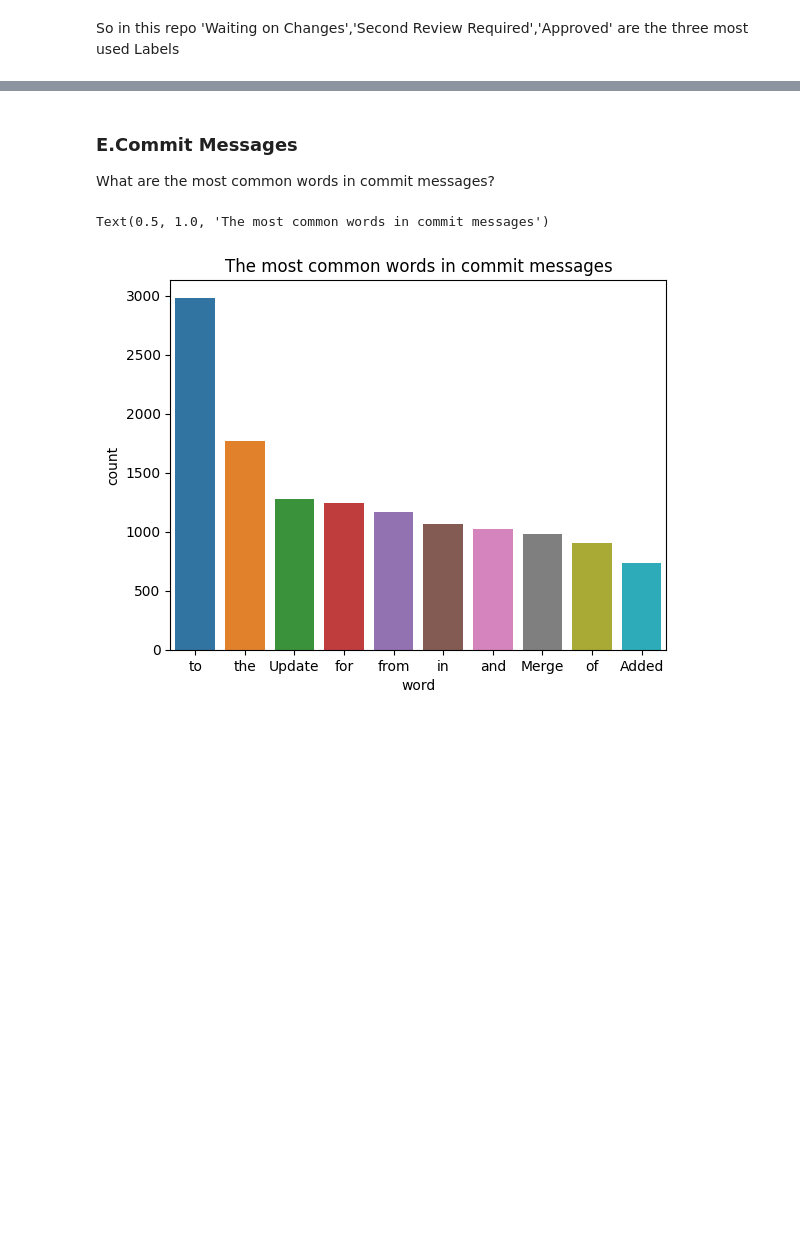
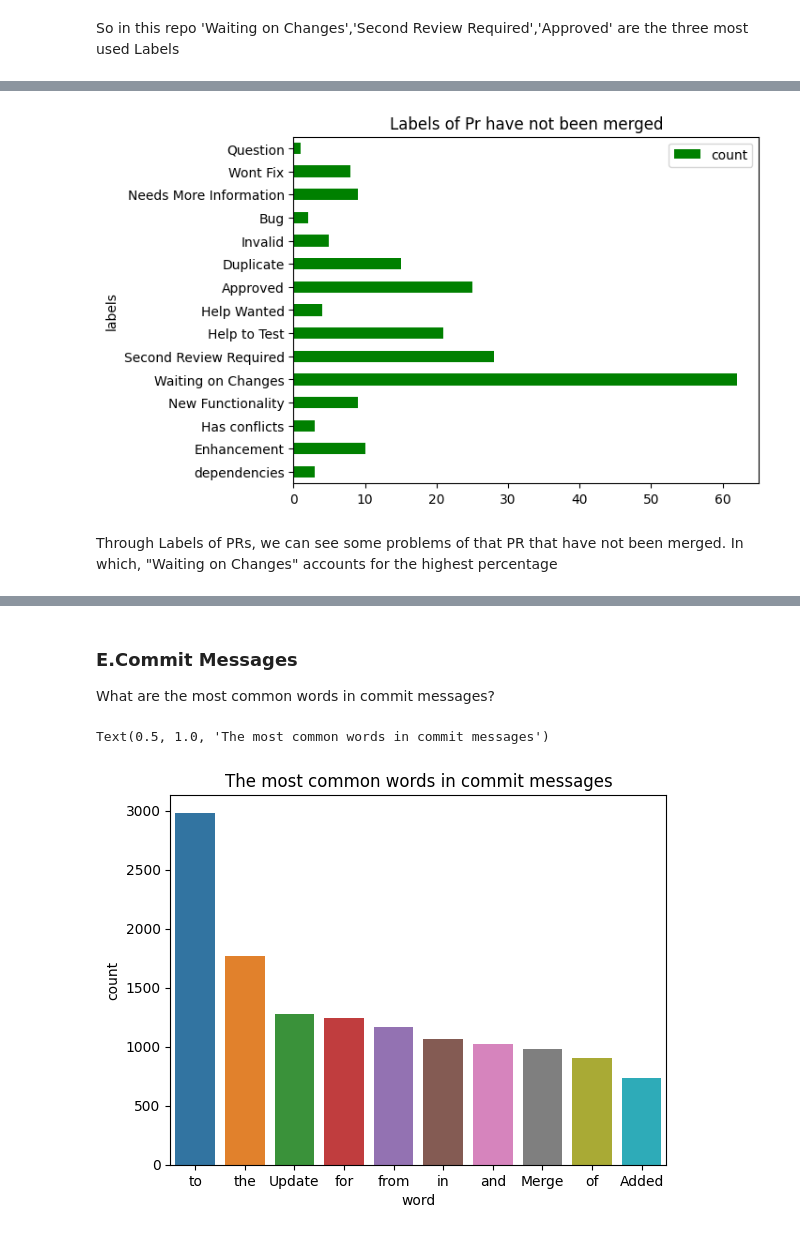
Before and after one commit to khaidv123/PRs, a Jupyter notebook: PRs/Analysis.ipynb, the cells around one changed output, grey strips where cells are left out. Saved outputs shown, nothing was run; the diff lists cells and outputs as text; code cells hidden in the pictures; blank space fills up the shorter version.

```diff
--- a/PRs/Analysis.ipynb
+++ b/PRs/Analysis.ipynb
@@ -184 +191,9 @@ So in this repo 'Waiting on Changes','Second Review Required','Approved' are the
+# %%
+La= df[df['Is Merged']== False]
+# %%
+f(La,"Labels of Pr have not been merged")
+# %% [output]
+[figure, added]
+# %% [markdown]
+Through Labels of PRs, we can see some problems of that PR that have not been merged. In which, "Waiting on Changes" accounts for the highest percentage
 # %% [markdown]
```
Also changed, not shown: parts of 2 cells of this notebook.
